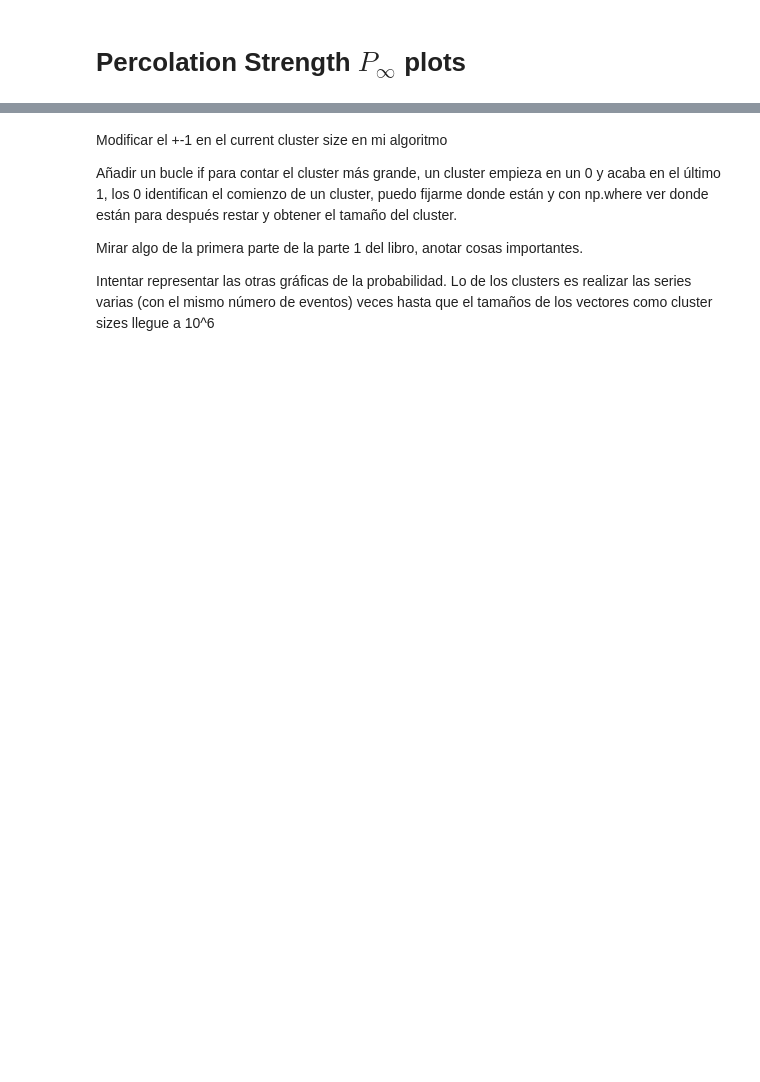
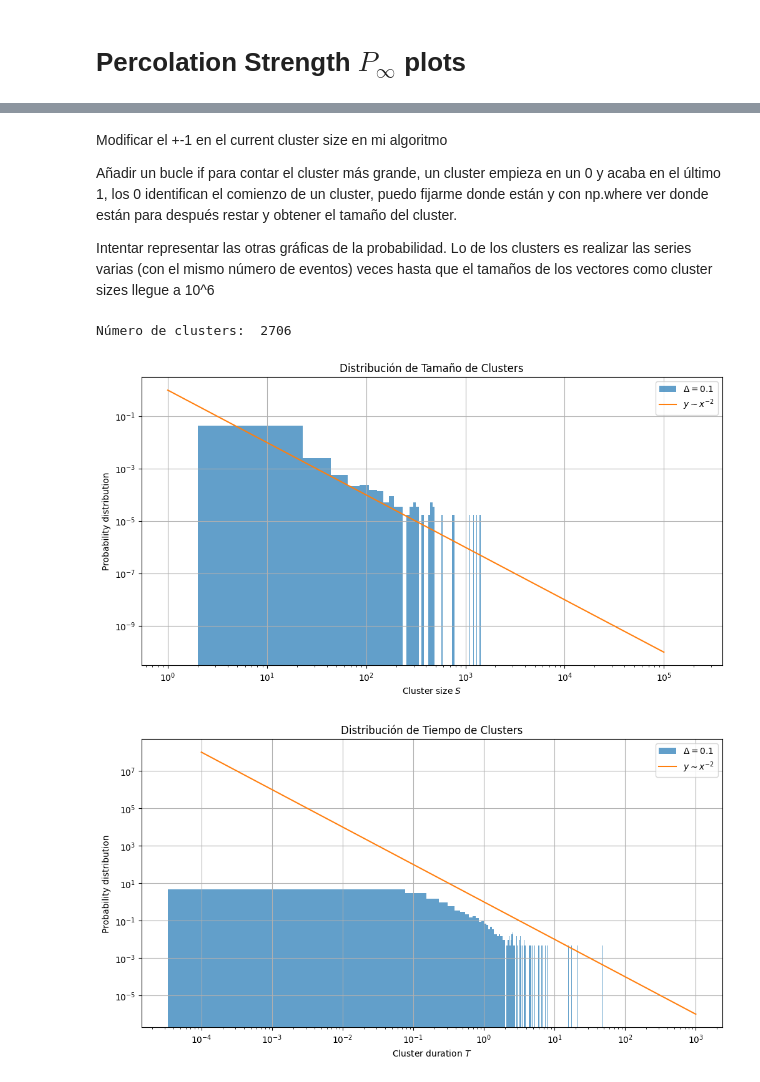
Before and after one commit to RivasAntonio/TFM, a Jupyter notebook: Códigos/Hawkes/Pruebas.ipynb, the cells around one changed output, grey strips where cells are left out. Saved outputs shown, nothing was run; the diff lists cells and outputs as text; code cells hidden in the pictures; blank space fills up the shorter version.

```diff
--- a/Códigos/Hawkes/Pruebas.ipynb
+++ b/Códigos/Hawkes/Pruebas.ipynb
@@ -330,6 +334,77 @@ Modificar el +-1 en el current cluster size en mi algoritmo
 
 Añadir un bucle if para contar el cluster más grande, un cluster empieza en un 0 y acaba en el último 1, los 0 identifican el comienzo de un cluster, puedo fijarme donde están y con np.where ver donde están para después restar y obtener el tamaño del cluster.
 
-Mirar algo de la primera parte de la parte 1 del libro, anotar cosas importantes.
 
 Intentar representar las otras gráficas de la probabilidad. Lo de los clusters es realizar las series varias (con el mismo número de eventos) veces hasta que el tamaños de los vectores como cluster sizes llegue a 10^6
+# %%
+# Generate temporal series
+N = 10**6 # Number of events
+n = 1
+mu = 10**-4
+delta = 0.1
+n_events = np.arange(0, N+1)
+times_between_events = [0]
+rate = [mu]
+for i in range(N):
+    rate_tk, xk = algorithm(rate[-1], mu, n)
+    rate.append(rate_tk)
+    times_between_events.append(xk)
+times = np.cumsum(times_between_events)
+# %%
+# Función para identificar clusters con un parámetro delta fijo
+def identify_clusters(times, delta):
+    clusters = []
+    current_cluster = []
+    for i in range(len(times) - 1):
+        if times[i + 1] - times[i] <= delta:
+            if not current_cluster:
+                current_cluster.append(times[i])
+            current_cluster.append(times[i + 1])
+        else:
+            if current_cluster:
+                clusters.append(current_cluster)
+                current_cluster = []
+    return clusters
+
+# Identificar clusters en la serie temporal
+clusters = identify_clusters(times, delta)
+
+# Calcular el tamaño y tiempo de los clusters
+cluster_sizes = [len(cluster) for cluster in clusters]
+cluster_times = [cluster[-1] - cluster[0] for cluster in clusters]
+print('Número de clusters: ', len(clusters))
+x1 = np.logspace(0, 5, num=10000, base=10)
+y1 = 1/x1**2
+
+x2 = np.logspace(-4, 3, num=10000, base=10)
+y2 = 1/x2**2
+
+# Graficar el diagrama de tamaño de clusters
+plt.figure(figsize=(12, 6))
+plt.hist(cluster_sizes, bins=10000, log=True, density=True, alpha=0.7, label = '$\Delta = 0.1$')
+plt.plot(x1, y1, label = '$y\sim x^{-2}$')
+plt.xlabel('Cluster size $S$')
+plt.ylabel('Probability distribution')
+plt.xscale('log')
+plt.yscale('log')
+plt.title('Distribución de Tamaño de Clusters')
+plt.legend()
+plt.grid(True)
+plt.show()
+
+# Graficar el diagrama de tiempo de clusters
+plt.figure(figsize=(12, 6))
+plt.hist(cluster_times, bins=10000, log=True, density=True, alpha=0.7, label = '$\Delta = 0.1$')
+plt.plot(x2, y2, label = '$y\sim x^{-2}$')
+plt.xlabel('Cluster duration $T$')
+plt.ylabel('Probability distribution')
+plt.xscale('log')
+plt.yscale('log')
+plt.title('Distribución de Tiempo de Clusters')
+plt.grid(True)
+plt.legend()
+plt.show()
+# %% [output]
+Número de clusters:  2706
+[figure, added]
+[figure, added]
```
Also changed, not shown: parts of 9 cells of this notebook.
